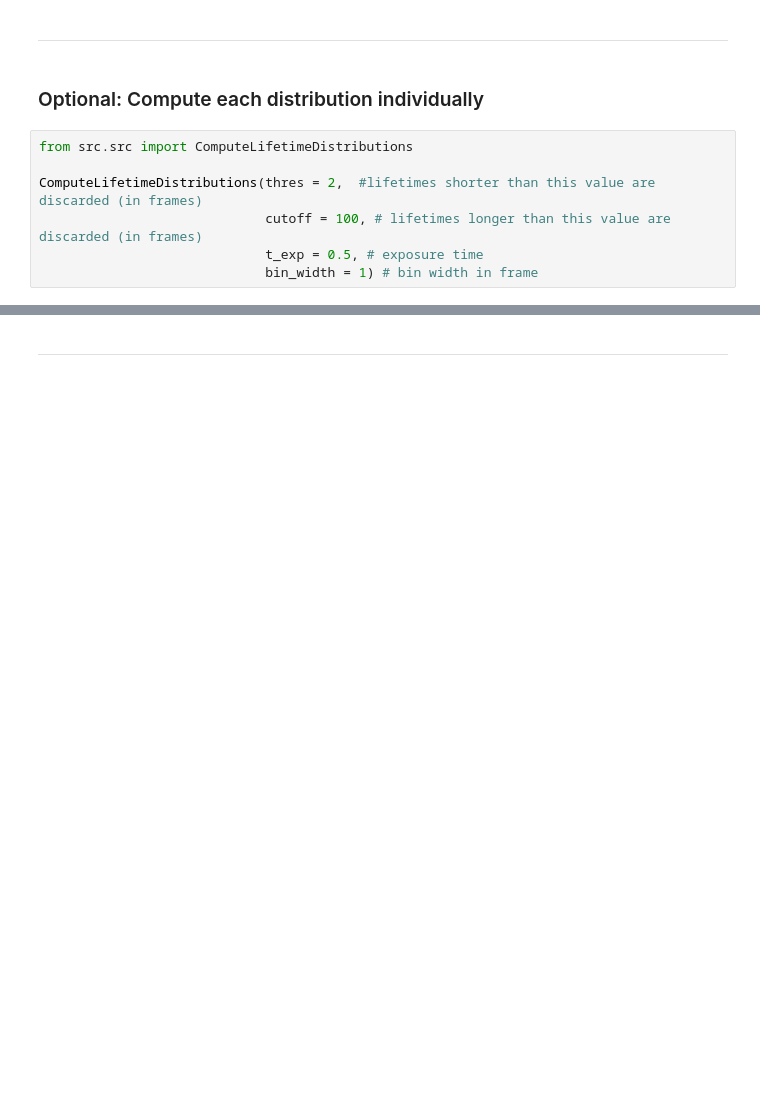
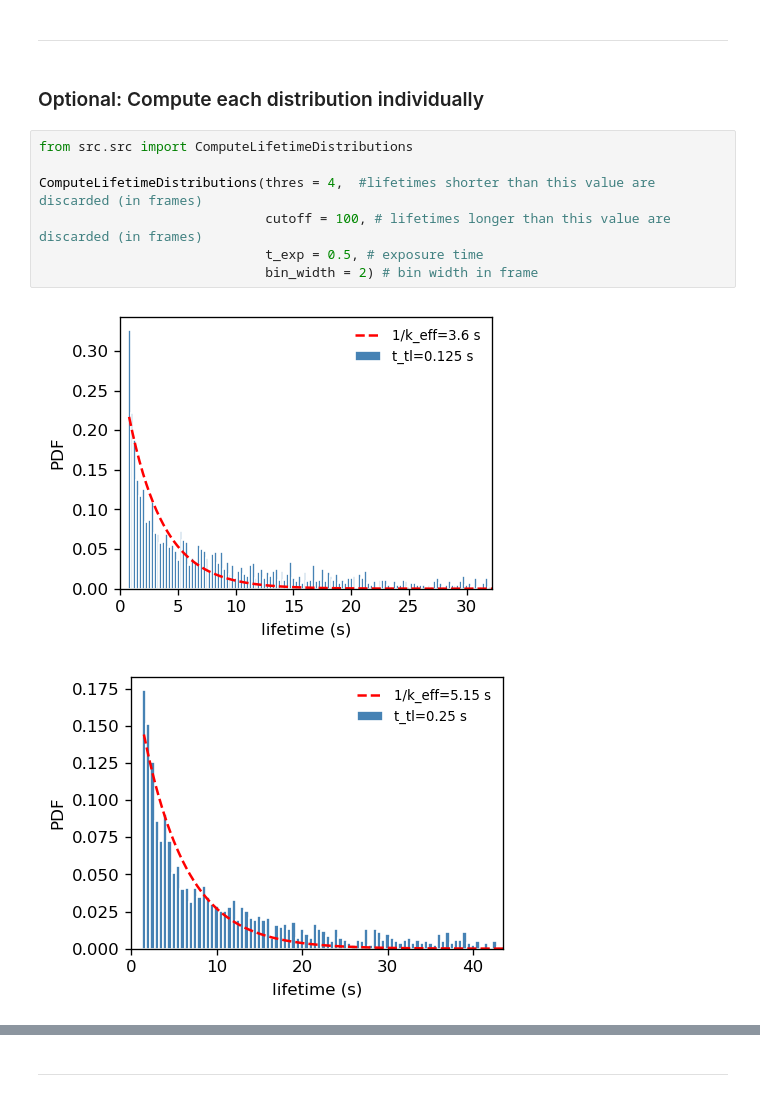
Before and after one commit to paulocaldas/PhotobleachingCorrectionSPT, a Jupyter notebook: PhotobleachingCorrectionSPT.ipynb, the cells around one changed output, grey strips where cells are left out. Drawn from its saved outputs; the diff is of its cells as text; blank space fills up the shorter version.

```diff
--- a/PhotobleachingCorrectionSPT.ipynb
+++ b/PhotobleachingCorrectionSPT.ipynb
@@ -17,7 +24,10 @@ ComputePhotobleachCorrection(thres = 2,            # discard short lifetimes (in
 # %%
 from src.src import ComputeLifetimeDistributions
 
-ComputeLifetimeDistributions(thres = 2,  #lifetimes shorter than this value are discarded (in frames)
+ComputeLifetimeDistributions(thres = 4,  #lifetimes shorter than this value are discarded (in frames)
                              cutoff = 100, # lifetimes longer than this value are discarded (in frames)
                              t_exp = 0.5, # exposure time
-                             bin_width = 1) # bin width in frame
+                             bin_width = 2) # bin width in frame
+# %% [output]
+[figure, added]
+[figure, added]
```
Also changed, not shown: parts of 2 cells of this notebook, 6 other files.
